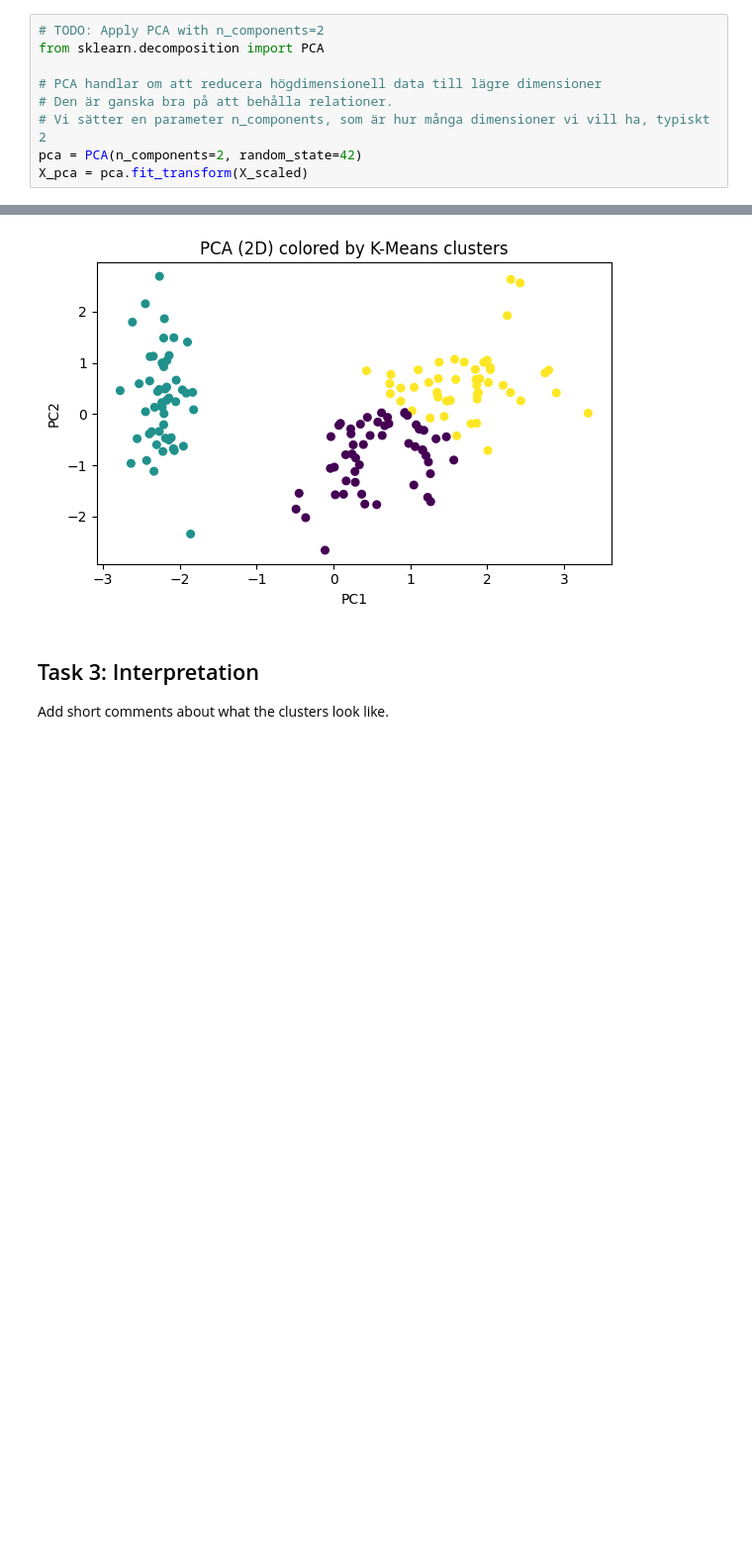
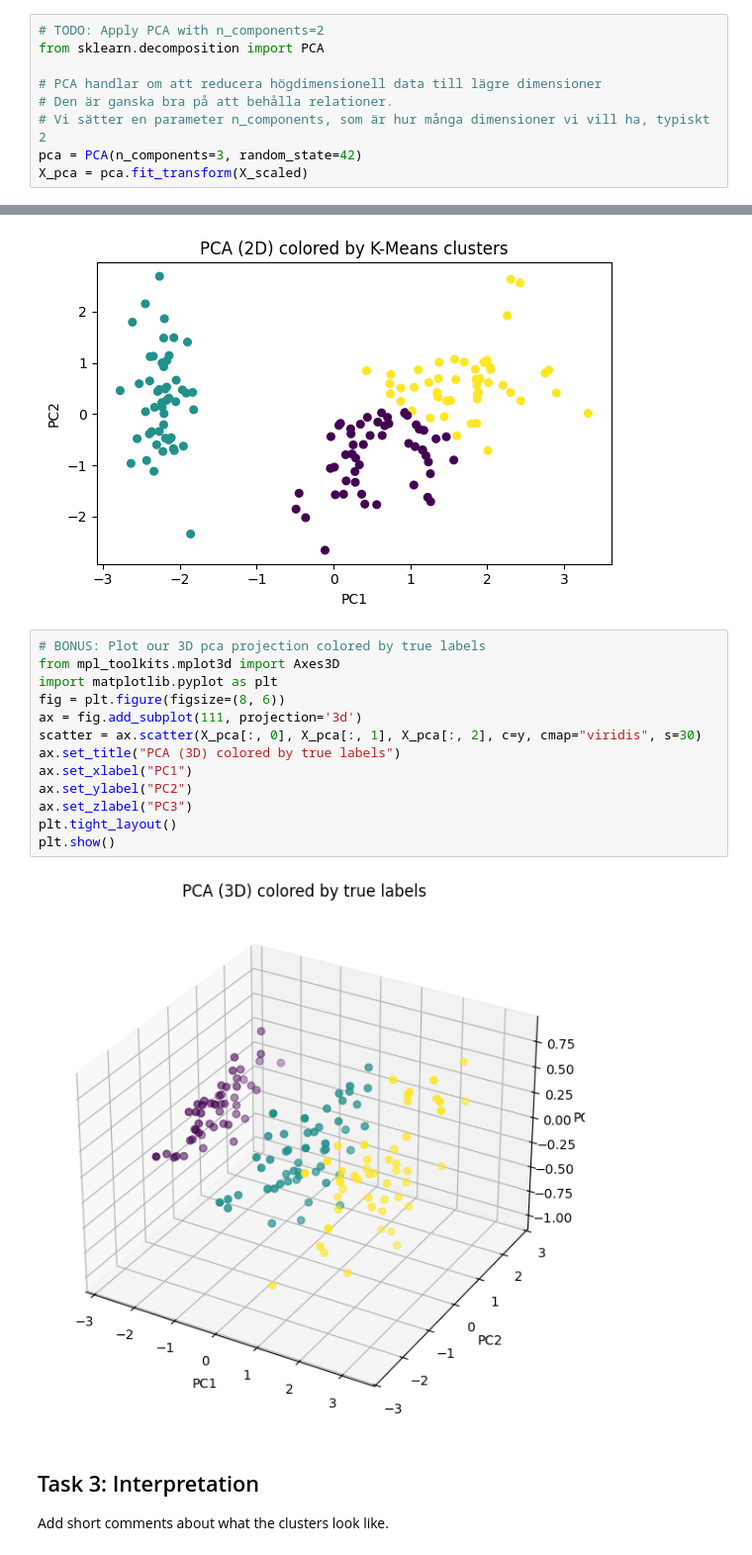
Before and after one commit to AndreasFurth/ML-Frameworks, a Jupyter notebook: L5/L5_assignment_CLASSROOM.ipynb, the cells around one changed output, grey strips where cells are left out. Shown at 99% size. Cells and saved outputs as stored; diff of their text form; blank space fills up the shorter version.

```diff
--- a/L5/L5_assignment_CLASSROOM.ipynb
+++ b/L5/L5_assignment_CLASSROOM.ipynb
@@ -147,7 +147,7 @@ from sklearn.decomposition import PCA
 # PCA handlar om att reducera högdimensionell data till lägre dimensioner
 # Den är ganska bra på att behålla relationer.
 # Vi sätter en parameter n_components, som är hur många dimensioner vi vill ha, typiskt 2
-pca = PCA(n_components=2, random_state=42)
+pca = PCA(n_components=3, random_state=42)
 X_pca = pca.fit_transform(X_scaled)
 # %%
 X_pca
@@ -205,6 +205,21 @@ plt.show()
 # %% [output]
 [figure]
 [figure]
+# %%
+# BONUS: Plot our 3D pca projection colored by true labels
+from mpl_toolkits.mplot3d import Axes3D
+import matplotlib.pyplot as plt
+fig = plt.figure(figsize=(8, 6))
+ax = fig.add_subplot(111, projection='3d')
+scatter = ax.scatter(X_pca[:, 0], X_pca[:, 1], X_pca[:, 2], c=y, cmap="viridis", s=30)
+ax.set_title("PCA (3D) colored by true labels")
+ax.set_xlabel("PC1")
+ax.set_ylabel("PC2")
+ax.set_zlabel("PC3")
+plt.tight_layout()
+plt.show()
+# %% [output]
+[figure, added]
 # %% [markdown]
 ## Task 3: Interpretation
 Add short comments about what the clusters look like.
```
Also changed, not shown: parts of 1 cell of this notebook.
